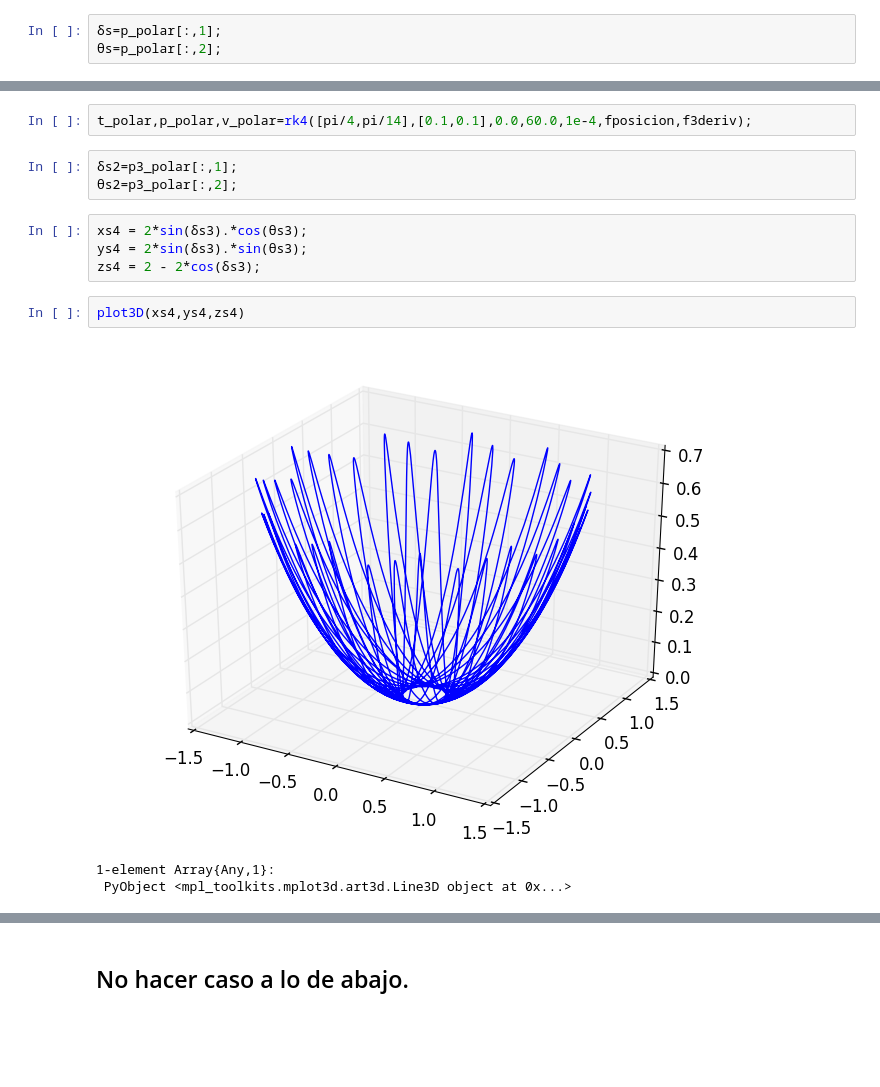
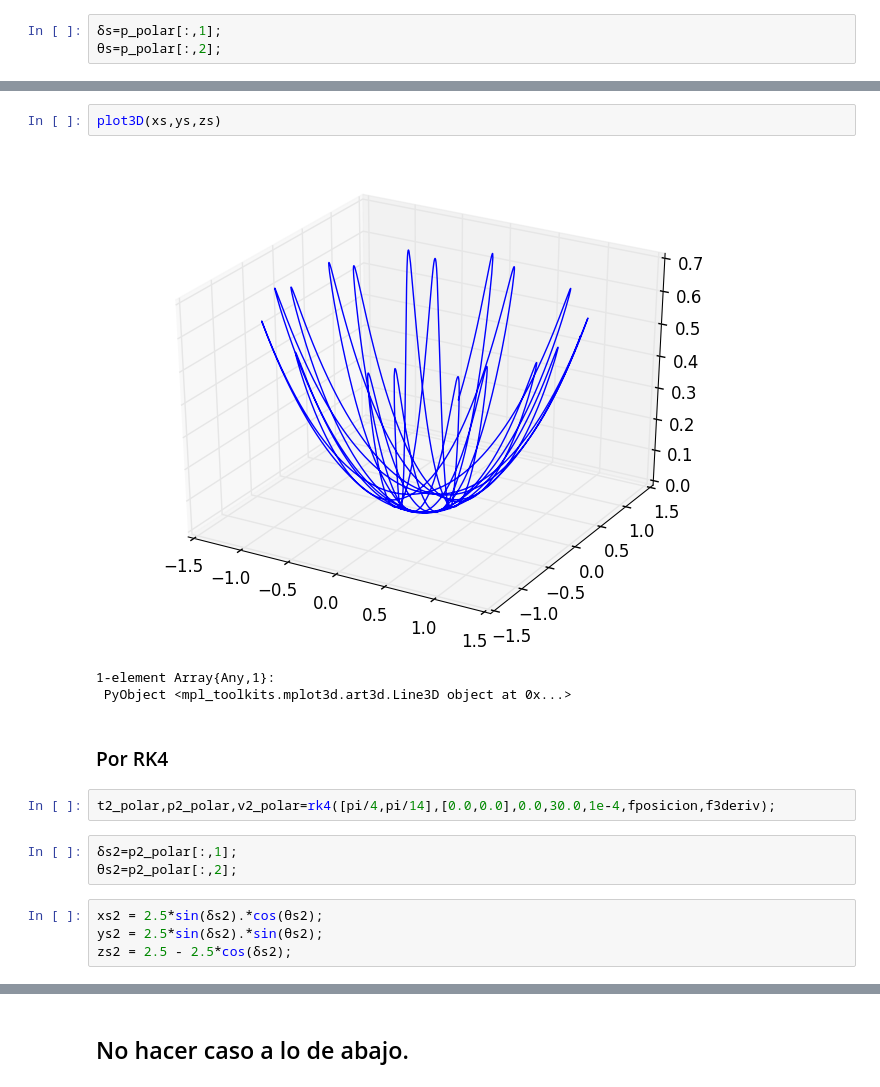
Before and after one commit to GX-Calva-Garcia/Proyecto-Final, a Jupyter notebook: pendulo_polares.ipynb, the cells around one changed output, grey strips where cells are left out. Saved outputs shown, nothing was run; the diff lists cells and outputs as text; blank space fills up the shorter version.

```diff
--- a/pendulo_polares.ipynb
+++ b/pendulo_polares.ipynb
@@ -263,15 +207,17 @@ t_polar,p_polar,v_polar=euler_cromer([pi/4,pi/14],[0.1,0.1],0.0,60.0,1e-4,fposic
+# %%
+plot3D(xs,ys,zs)
+# %% [output]
+[figure, added]
+1-element Array{Any,1}:
+ PyObject <mpl_toolkits.mplot3d.art3d.Line3D object at 0x...>
+# %% [markdown]
+### Por RK4
 # %%
-t_polar,p_polar,v_polar=rk4([pi/4,pi/14],[0.1,0.1],0.0,60.0,1e-4,fposicion,f3deriv);
+t2_polar,p2_polar,v2_polar=rk4([pi/4,pi/14],[0.0,0.0],0.0,30.0,1e-4,fposicion,f3deriv);
 # %%
-δs2=p3_polar[:,1];
-θs2=p3_polar[:,2];
+δs2=p2_polar[:,1];
+θs2=p2_polar[:,2];
 # %%
-xs4 = 2*sin(δs3).*cos(θs3);
-ys4 = 2*sin(δs3).*sin(θs3);
-zs4 = 2 - 2*cos(δs3);
+xs2 = 2.5*sin(δs2).*cos(θs2);
+ys2 = 2.5*sin(δs2).*sin(θs2);
+zs2 = 2.5 - 2.5*cos(δs2);
-# %%
-plot3D(xs4,ys4,zs4)
-# %% [output]
-[figure, removed]
-1-element Array{Any,1}:
- PyObject <mpl_toolkits.mplot3d.art3d.Line3D object at 0x...>
```
Also changed, not shown: parts of 51 cells of this notebook.
